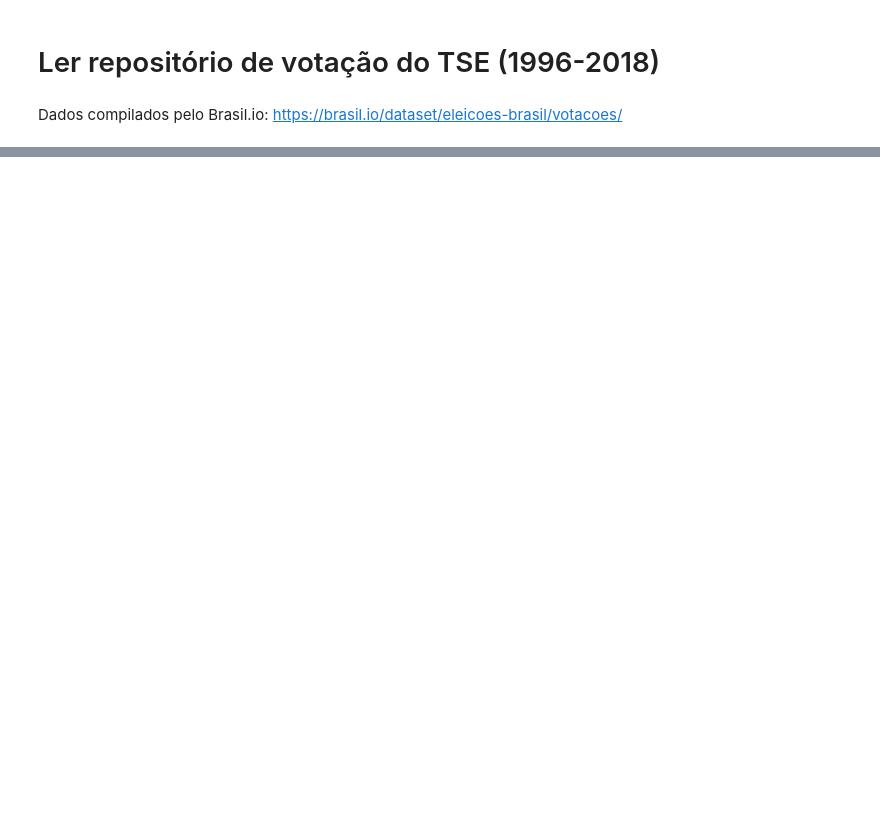
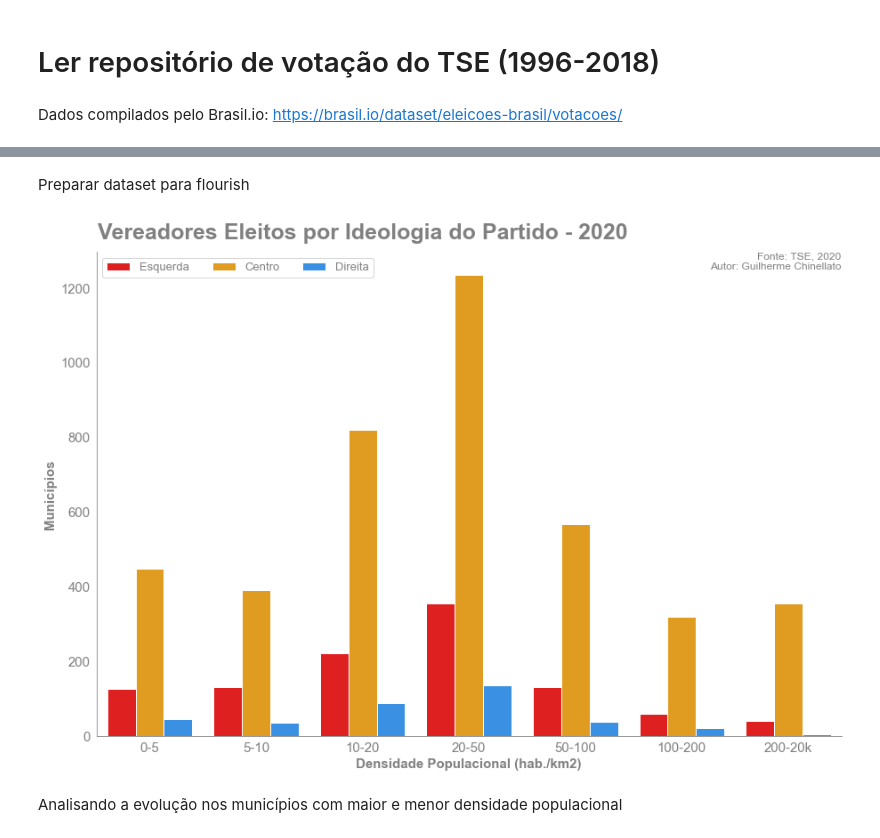
Before and after one commit to gchinellato/eleicoes-ideologia, a Jupyter notebook: eleicoes-ideologia-vereadores.ipynb, the cells around one changed output, grey strips where cells are left out. Cells and saved outputs as stored; diff of their text form; code cells hidden in the pictures; blank space fills up the shorter version.

```diff
--- a/eleicoes-ideologia-vereadores.ipynb
+++ b/eleicoes-ideologia-vereadores.ipynb
@@ -80,0 +306,6 @@ df_concat = pd.concat(chunk_list)
+# %%
+# Obter tabela latitude e longitude para municipios
+link = 'https://raw.githubusercontent.com/kelvins/Municipios-Brasileiros/main/csv/municipios.csv'
+df_lat_long = pd.read_csv(link)
+df_lat_long.set_index('codigo_ibge', inplace=True)
+df_lat_long.drop(['nome','capital','codigo_uf'], axis=1, inplace=True)
@@ -80,0 +640,13 @@ df_concat = pd.concat(chunk_list)
+# %%
+res_den = pd.DataFrame()
+for i, val in enumerate(ano_da_eleicao):
+    df_temp = df[df.ano_eleicao == val].drop_duplicates(subset='codigo_municipio', keep='first')
+    df_temp = df_temp.groupby(['grupo_densidade','ideologia'])['ideologia'].count().unstack()
+    df_temp.fillna(0, inplace=True)
+    df_temp['year'] = val
+    res_den = res_den.append(df_temp)
+
+res_den.reset_index(drop=False, inplace=True)
+res_den = res_den[['year','grupo_densidade','Esquerda','Centro','Direita']]
+# %% [markdown]
+Preparar dataset para flourish
@@ -80,0 +655,40 @@ df_concat = pd.concat(chunk_list)
+# %%
+colors = ['red', 'orange', 'dodgerblue']
+
+year = 2020
+fig, ax = plt.subplots(figsize = (15,10))
+
+sns.set_style('white')
+sns.despine()
+
+title='Vereadores Eleitos por Ideologia do Partido - ' + str(year)
+plt.text(x=0.125, y=0.9, s=title, fontsize=25, color='grey', fontweight='bold',
+         transform=fig.transFigure)
+
+d = sns.catplot(data=res_den[res_den.year == year].iloc[:,1:].set_index('grupo_densidade').stack().reset_index(),
+                x='grupo_densidade', y=0, hue='ideologia', kind='bar', palette=colors, ax=ax)
+
+
+ax.set_xlabel('Densidade Populacional (hab./km2)', fontsize=15, fontweight='bold', color='grey')
+ax.set_ylabel('Municípios', fontsize=15, fontweight='bold', color='grey')
+ax.tick_params(axis='both', which='major', labelsize=15, color='grey')
+
+ax.set_yscale('linear')
+ax.set_xticklabels(density_label, fontsize=15, color='grey')
+ax.set_yticklabels(labels=[int(i) for i in ax.get_yticks()], fontsize=15, color='grey')
+
+ax.spines['bottom'].set_color('grey')
+ax.spines['left'].set_color('grey')
+
+l = ax.legend(loc='upper left', ncol=4, fontsize=13)
+for text in l.get_texts():
+    text.set_color('grey')
+
+ax.text(1.0, 1.0, legend, transform=ax.transAxes, fontsize=12, ha='right', va='top', color='grey')
+
+plt.close(2)
+plt.savefig('output/vereadores_ideologia_densidade_'+str(year)+'.png', dpi=300, bbox_inches = 'tight')
+# %% [output]
+[figure, added]
+# %% [markdown]
+Analisando a evolução nos municípios com maior e menor densidade populacional
```
Also changed, not shown: parts of 96 cells of this notebook, 33 other files.
